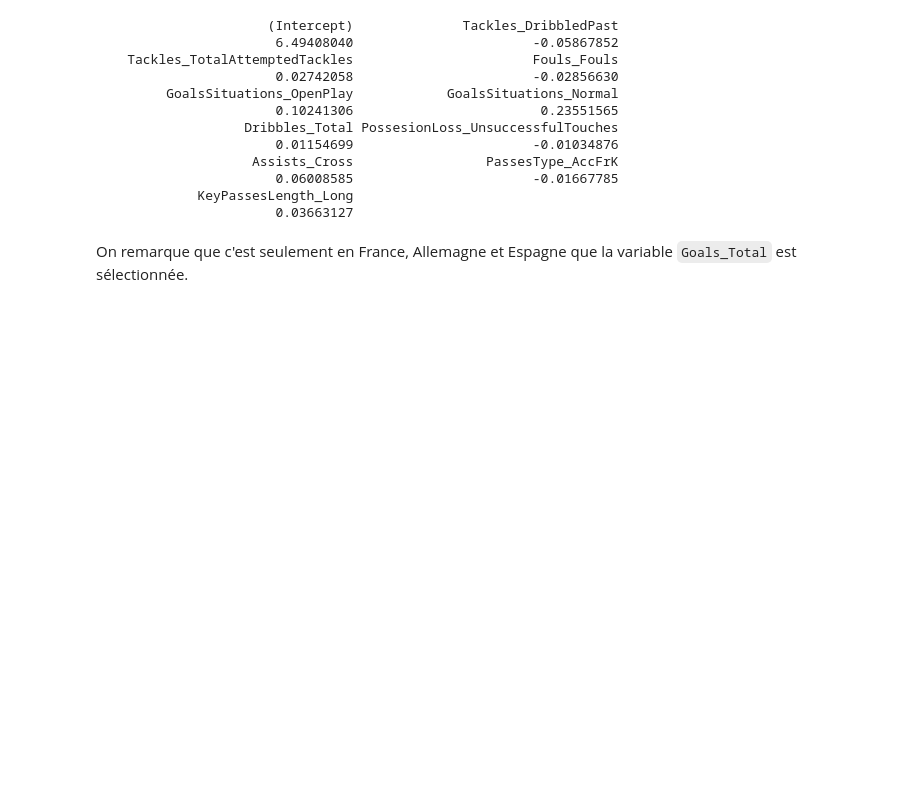
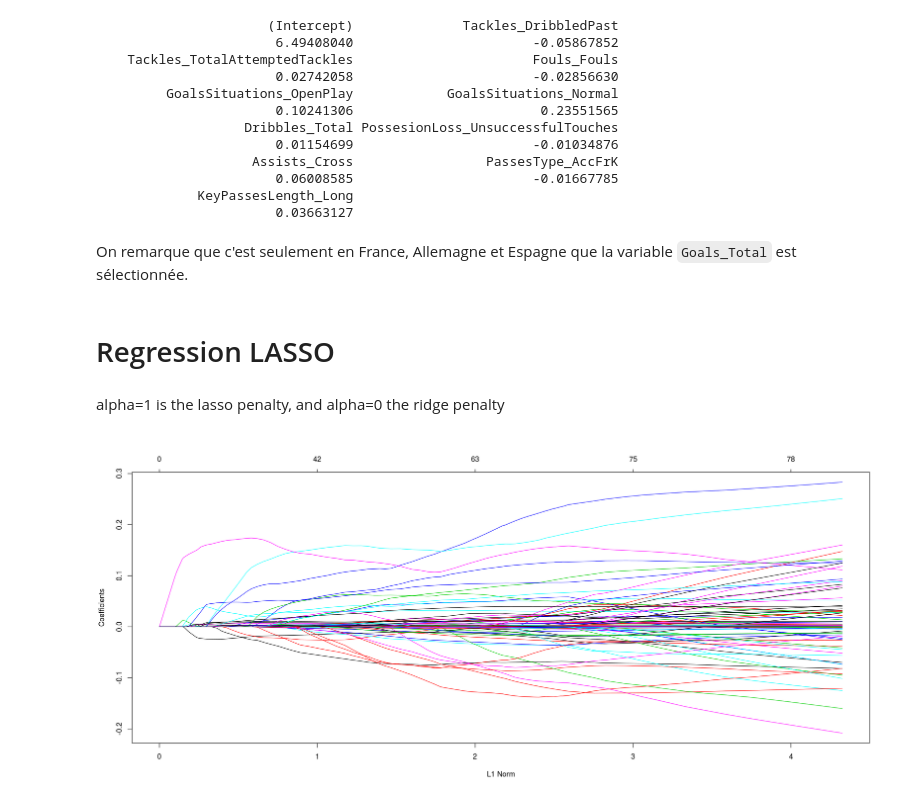
Before and after one commit to CamilleBichet/Projet_Foot_5A, a Jupyter notebook: Selection_de_variables.ipynb, the cells around one changed output. Saved outputs shown, nothing was run; the diff lists cells and outputs as text; code cells hidden in the pictures; blank space fills up the shorter version.

Commit message:
Regression ridge et lasso

```diff
--- a/Selection_de_variables.ipynb
+++ b/Selection_de_variables.ipynb
@@ -211,3 +216,13 @@ coef(choix_Angleterre, nb_min)
                        0.03663127
 # %% [markdown]
 On remarque que c'est seulement en France, Allemagne et Espagne que la variable `Goals_Total` est sélectionnée.
+# %% [markdown]
+# Regression LASSO
+# %% [markdown]
+alpha=1 is the lasso penalty, and alpha=0 the ridge penalty
+# %%
+m_lasso = glmnet(as.matrix(data), data_tot$Rating, alpha = 1, nlambda = 100)
+# %%
+plot(m_lasso)
+# %% [output]
+[figure, added]
```
Also changed, not shown: parts of 18 cells of this notebook.
